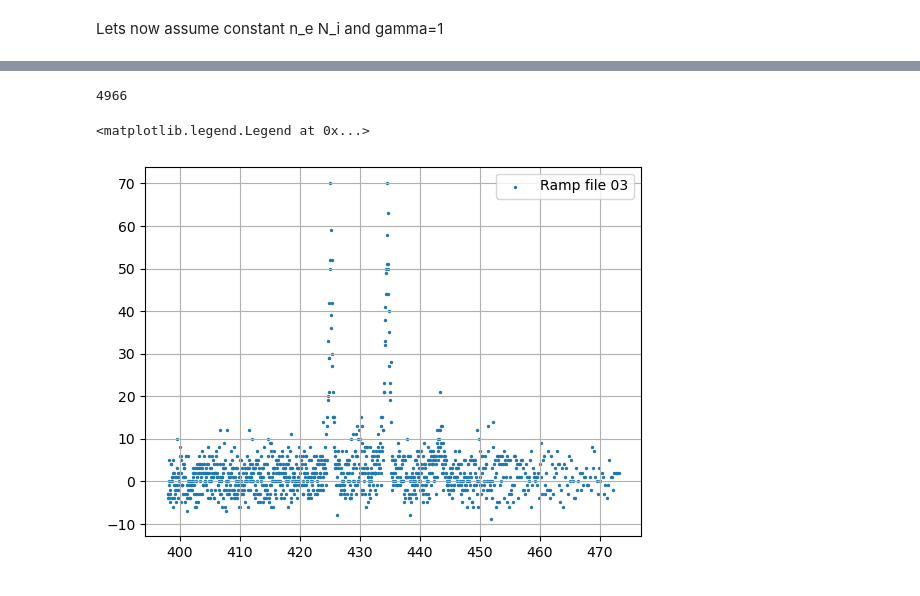
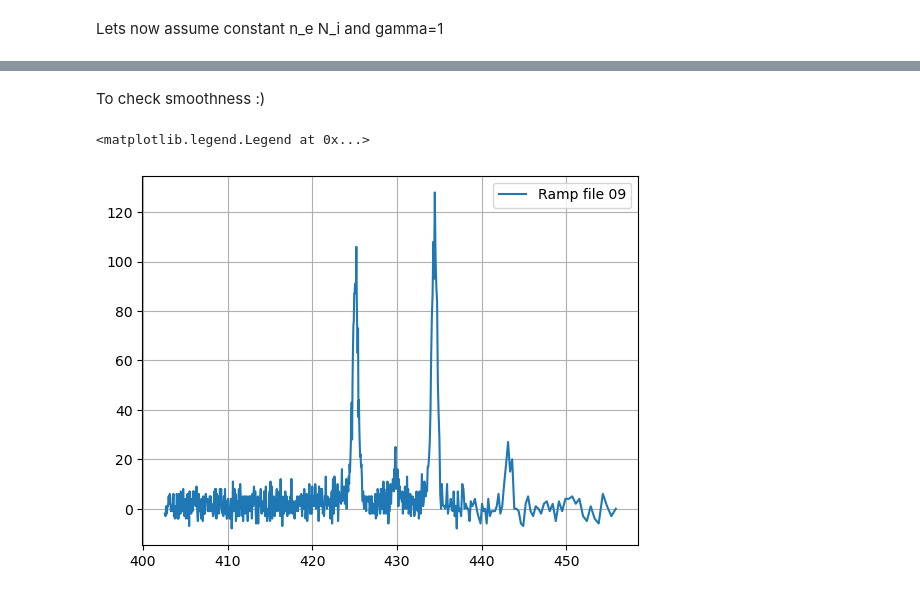
Before and after one commit to wwwerka/dr_oxygen_analysis, a Jupyter notebook: dr_oxygen_analysis.ipynb, the cells around one changed output, grey strips where cells are left out. Saved outputs shown, nothing was run; the diff lists cells and outputs as text; code cells hidden in the pictures.

```diff
--- a/dr_oxygen_analysis.ipynb
+++ b/dr_oxygen_analysis.ipynb
@@ -66,8 +66,9 @@ theory_data_path ='./data/theory/'
 
 class CryringData:
     def __init__(self, filename):
-        self.name = filename[7:9]    # Extract the substring containing the desired name
+        self.name = filename[18:20]    # Extract the substring containing the desired name
         self.prepare_data(filename)
+
 
     def prepare_data(self, filename):
         myvars = {}
@@ -116,7 +117,15 @@ class CryringData:
         header_line = re.split(r'\[\d+\]', header_line)
         self.labels = header_line
         #Data - without last two columns (there is str "-")
-        self.data = np.genfromtxt(filename, delimiter=',',usecols=range(0, 41, 1),dtype=float)
+        if self.name == "06":
+            start_row = 134 #89 row of "preambule" +no. of rows to delete
+            self.data = np.genfromtxt(filename, delimiter=',', usecols=range(0, 41, 1), dtype=float, skip_header=start_row)
+        elif self.name == "13":
+            start_row = 218
+            self.data = np.genfromtxt(filename, delimiter=',', usecols=range(0, 41, 1), dtype=float, skip_header=start_row)
+
+        else:
+            self.data = np.genfromtxt(filename, delimiter=',',usecols=range(0, 41, 1),dtype=float)
 
 
 
@@ -213,7 +222,6 @@ class CryringData:
     def smoothen_G35(self, cutoff=0):
         """
         To analyse the differences between different ramps in correction of energy (Uset(Arnold))
-        HERE!
         """
         if self.name == "01":
             value = 25000
@@ -252,7 +260,7 @@ class CryringData:
         elif self.name == "13":
             value = 235
             translation = 0
-        else: value = 200
+        else: value =200
 
         if self.main_pow_supply == 5580.5:
             slope = 0.99957
@@ -426,7 +434,8 @@ class CryringData:
         AC = np.poly1d(coefficients)
         # Apply the function to the indices
         full_indices = np.arange(len(IPM))
-        i_cur=4.255*1e-13*AC(f(full_indices))*1e9  # AC trafo [nA] in yrdr file
+#         i_cur=4.255*1e-13*AC(f(full_indices))*1e9  # AC trafo [nA] in yrdr file
+        i_cur=1e-12*AC(f(full_indices))*1e9  # AC trafo [nA] in yrdr file
 
         gamma_i = 1+self.ion_energy*1e6*ELEM_CHARGE/(AMU_KG*C_LIGHT*C_LIGHT)
         beta_i = np.sqrt(1.0-(1.0/(gamma_i*gamma_i)))
@@ -968,32 +810,29 @@ plt.show()
-# %%
-bin_edges = np.arange(np.min(energies_all), np.max(energies_all), 0.05)
-len(bin_edges)
-# %% [output]
-4966
+# %% [markdown]
+To check smoothness :)
 # %%
 ax1 = plt.subplot()
 
 
-ax1.scatter(data03.calibration_NEW2(), data03.background_subtraction(), s=2, label = "Ramp file 03")
+# ax1.scatter(data03.calibration_NEW2(), data03.background_subtraction(), s=2, label = "Ramp file 03")
 # ax1.scatter(data04.calibration_NEW2(), data04.background_subtraction(), label = "Ramp file 04")
 # ax1.plot(data05.calibration_NEW2(), data05.background_subtraction(), label = "Ramp file 05")
 # ax1.plot(data06.calibration_NEW2(), data06.background_subtraction(), label = "Ramp file 06")
 # ax1.plot(data07.calibration_NEW2(), data07.background_subtraction(), label = "Ramp file 07")
 # ax1.plot(data08.calibration_NEW2(), data08.background_subtraction(), label = "Ramp file 08")
-# ax1.plot(data09.calibration_NEW2(), data09.background_subtraction(), label = "Ramp file 09")
+ax1.plot(data09.calibration_NEW2(), data09.background_subtraction(), label = "Ramp file 09")
 # ax1.plot(data11.calibration_NEW2(), data11.background_subtraction(), label = "Ramp file 11")
 # ax1.plot(data22.calibration_NEW2(), data22.background_subtraction(), 'r-', label = "Ramp file 12")# lower energy")
 # ax1.plot(data12.calibration_NEW2(), data12.background_subtraction(), 'g-', label = "Ramp file 12") #higher energy
 # ax1.scatter(data13.calibration_NEW2(), data13.background_subtraction(), label = "Ramp file 13")
 plt.grid()
 
 
 
 #plt.xlim(2570,2650)
 # plt.xlim(512, 513)
 # plt.xlim(412,413)
 # plt.ylim(-10,20)
 ax1.legend(fontsize=10)
 # %% [output]
 <matplotlib.legend.Legend at 0x...>
-[figure, old version]
+[figure, new version]
```
Also changed, not shown: parts of 13 cells of this notebook.
